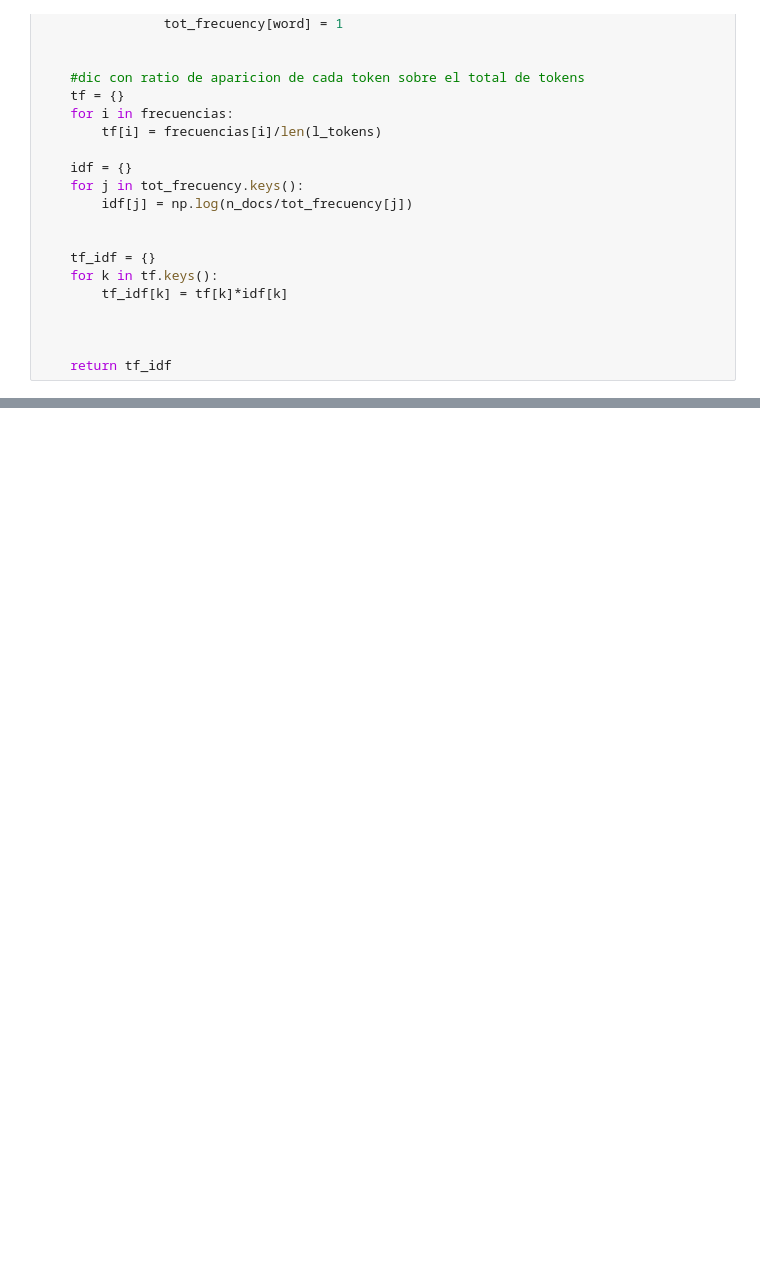
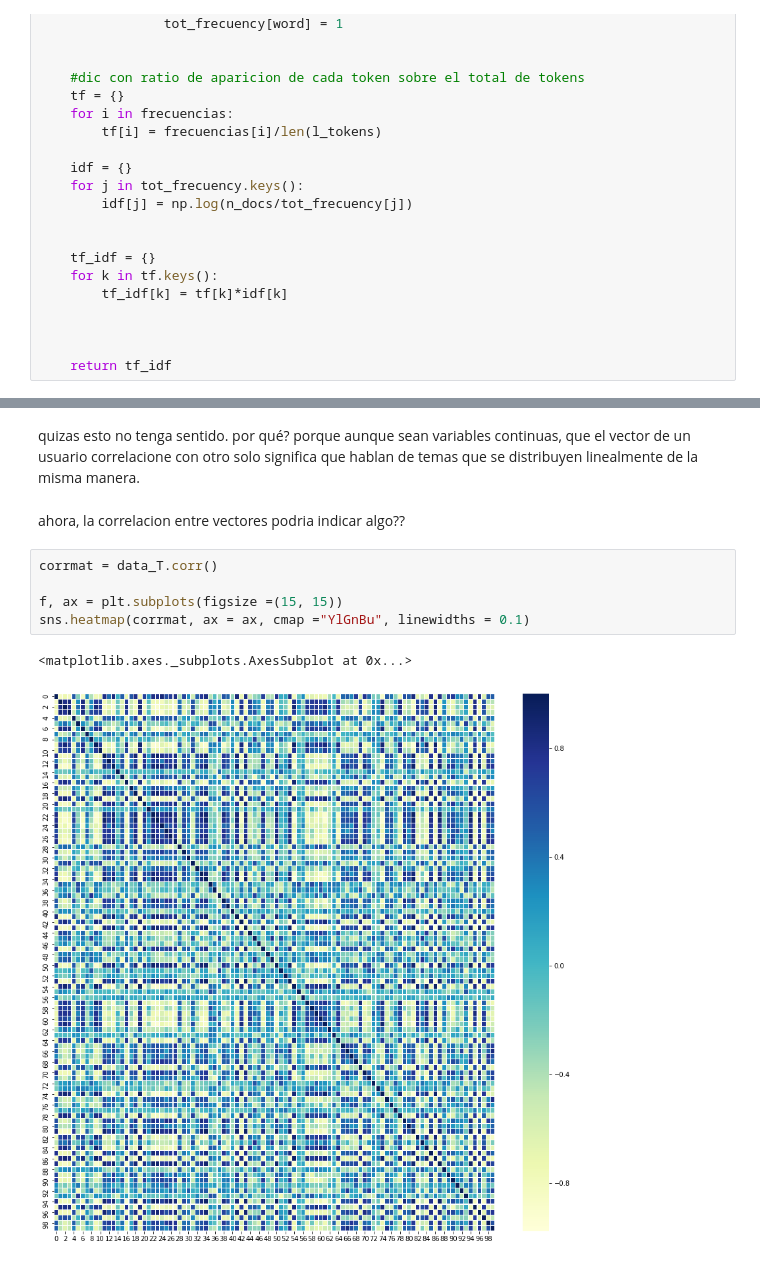
Before and after one commit to RoundU/RoundU, a Jupyter notebook: W2V on Twitter Data.ipynb, the cells around one changed output, grey strips where cells are left out. Saved outputs shown, nothing was run; the diff lists cells and outputs as text; blank space fills up the shorter version.

```diff
--- a/W2V on Twitter Data.ipynb
+++ b/W2V on Twitter Data.ipynb
@@ -472,0 +384,12 @@ print(datetime.datetime.now().time())
+# %% [markdown]
+quizas esto no tenga sentido. por qué? porque aunque sean variables continuas, que el vector de un usuario correlacione con otro solo significa que hablan de temas que se distribuyen linealmente de la misma manera.
+# %% [markdown]
+ahora, la correlacion entre vectores podria indicar algo??
+# %%
+corrmat = data_T.corr()
+
+f, ax = plt.subplots(figsize =(15, 15))
+sns.heatmap(corrmat, ax = ax, cmap ="YlGnBu", linewidths = 0.1)
+# %% [output]
+<matplotlib.axes._subplots.AxesSubplot at 0x...>
+[figure, added]
```
Also changed, not shown: parts of 46 cells of this notebook, 2 other files.
